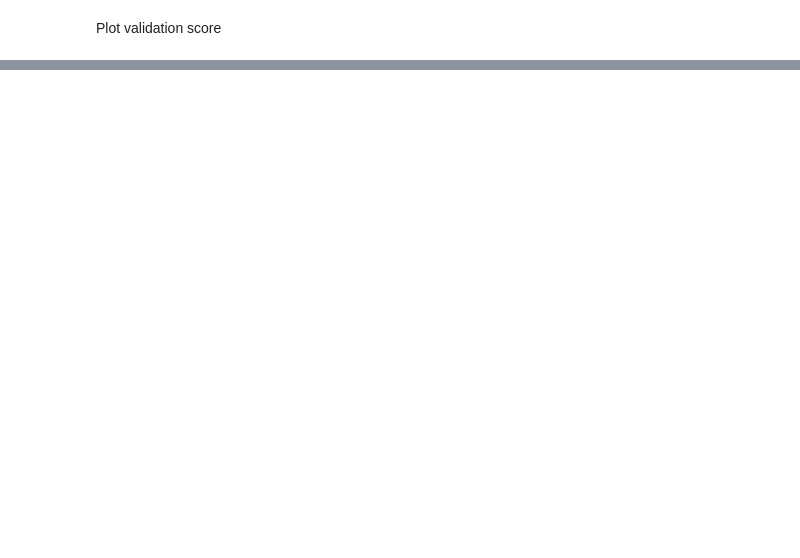
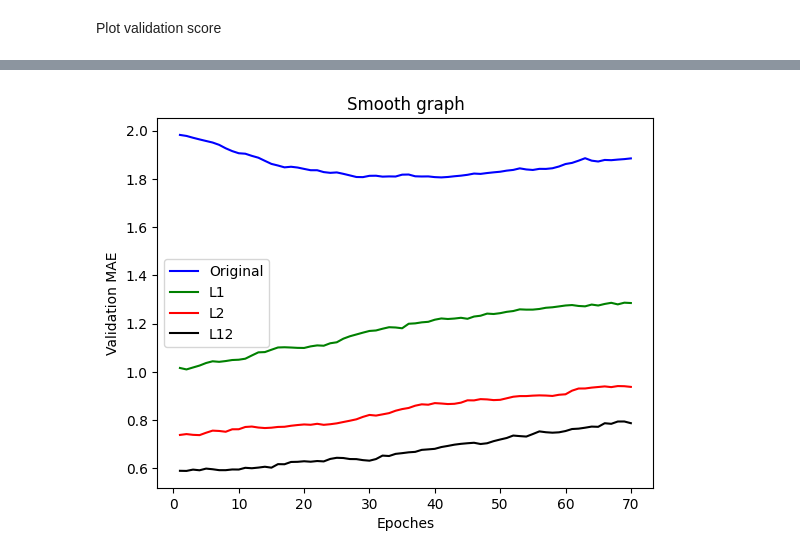
Before and after one commit to erf-non/Keras-practice, a Jupyter notebook: Regression.ipynb, the cells around one changed output, grey strips where cells are left out. Saved outputs shown, nothing was run; the diff lists cells and outputs as text; code cells hidden in the pictures; blank space fills up the shorter version.

```diff
--- a/Regression.ipynb
+++ b/Regression.ipynb
@@ -80,4 +130,6 @@ def smooth_curve(points, factor = 0.9):
     return smoothed_points
 
 # Remove the first 10 pieces of data
-smooth_mae_history = smooth_curve(average_mae_history[10:])
+smooth_mae_dic = {model : [], L1_model : [], L2_model : [], L12_model : []}
+for m in model_list:
+    smooth_mae_dic[m] = smooth_curve(av_mae_dic[m][10:])
@@ -101,3 +150,16 @@ plt.show()
+# %%
+plt.plot(range(1, len(smooth_mae_dic[model]) + 1), smooth_mae_dic[model], 'b', label = 'Original')
+plt.plot(range(1, len(smooth_mae_dic[L1_model]) + 1), smooth_mae_dic[L1_model], 'g', label = 'L1')
+plt.plot(range(1, len(smooth_mae_dic[L2_model]) + 1), smooth_mae_dic[L2_model], 'r', label = 'L2')
+plt.plot(range(1, len(smooth_mae_dic[L12_model]) + 1), smooth_mae_dic[L12_model], 'k', label = 'L12')
+
+plt.title('Smooth graph')
+plt.xlabel('Epoches')
+plt.ylabel('Validation MAE')
+plt.legend()
+plt.show()
+# %% [output]
+[figure, added]
 # %%
 test_score, test_mae_score = model.evaluate(test_data, test_targets)
 print('test_score = ', test_score)
```
Also changed, not shown: parts of 9 cells of this notebook, 1 other file.
